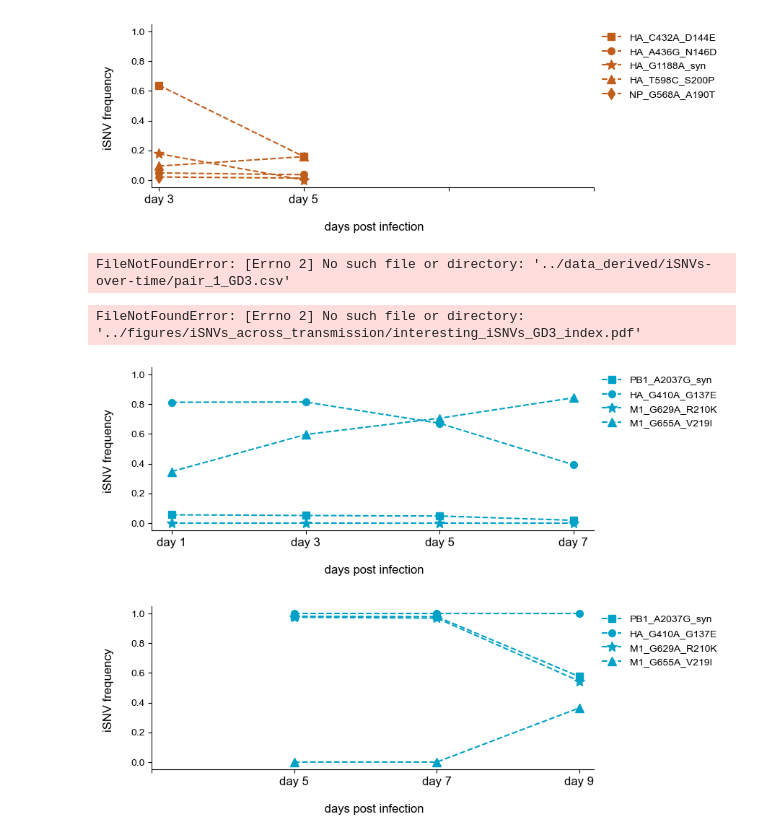
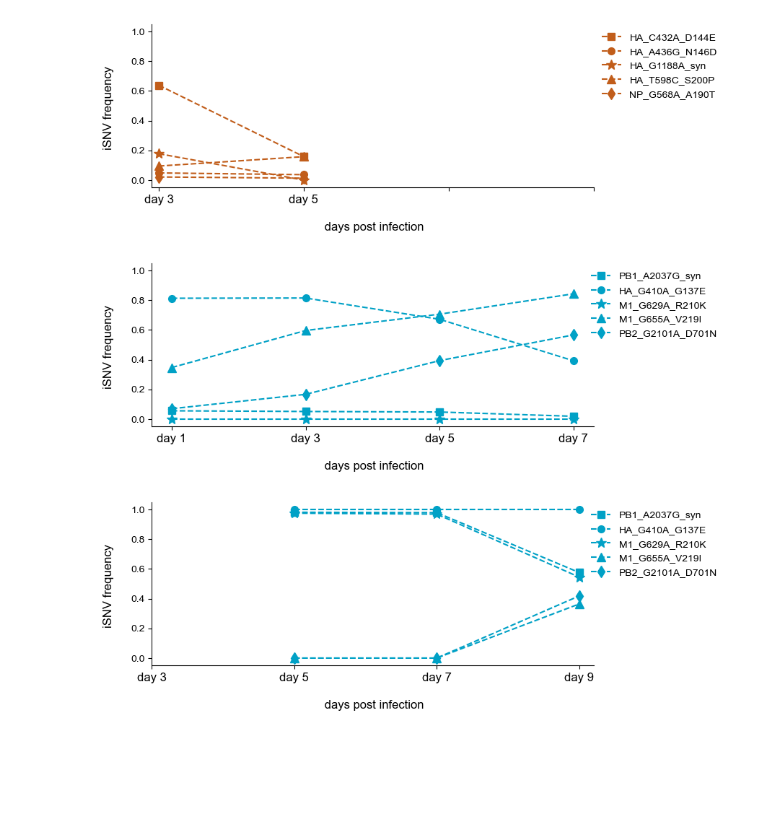
Before and after one commit to katarinabraun/H7N9_evolution_in_mammals, a Jupyter notebook: code/iSNVs _across_the_transmission_event.ipynb, the cells around one changed output. Drawn from its saved outputs; the diff is of its cells as text; code cells hidden in the pictures; blank space fills up the shorter version.

```diff
--- a/code/iSNVs _across_the_transmission_event.ipynb
+++ b/code/iSNVs _across_the_transmission_event.ipynb
@@ -730,12 +730,11 @@ GD3_s = GD3_1[GD3_1['SNP'].str.contains('HA_G410A_G137E')]
 GD3_t = GD3_1[GD3_1['SNP'].str.contains('PB1_A2037G_syn')]
 GD3_u = GD3_1[GD3_1['SNP'].str.contains('M1_G629A_R210K')]
 GD3_v = GD3_1[GD3_1['SNP'].str.contains('M1_G655A_V219I')]
-GD3 = pd.concat([GD3_t, GD3_s, GD3_u, GD3_v], axis=0)
+GD3_w = GD3_1[GD3_1['SNP'].str.contains('PB2_G2101A_D701N')]
+GD3 = pd.concat([GD3_s, GD3_t, GD3_u, GD3_v, GD3_w], axis=0)
 
 GD3 = GD3.set_index('SNP')
 # GD3 = GD3.T
-# %% [output]
-FileNotFoundError: [Errno 2] No such file or directory: '../data_derived/iSNVs-over-time/pair_1_GD3.csv'
 # %%
 GD3_i = GD3[['day1_index', 'day3_index', 'day5_index', 'day7_index']]
 GD3_i[['','']] = pd.DataFrame([[np.nan,np.nan]], index=GD3_i.index)
@@ -747,26 +746,29 @@ GD3_c[['','','day3_contact']] = pd.DataFrame([[np.nan,np.nan,np.nan]], index=GD3
 GD3_c = GD3_c[['','day3_contact','day5_contact', 'day7_contact', 'day9_contact','']]
 # GD3_c = GD3_c.replace(0, np.nan)
 
-GD3_i_A2037G = GD3_i.iloc[0]
-GD3_i_G137E = GD3_i.iloc[1]
+GD3_i_G137E = GD3_i.iloc[0]
+GD3_i_A2037G = GD3_i.iloc[1]
 GD3_i_G629A = GD3_i.iloc[2]
 GD3_i_G655A = GD3_i.iloc[3]
+GD3_i_G2101A = GD3_i.iloc[4]
 
-GD3_c_A2037G = GD3_c.iloc[0]
-GD3_c_G137E = GD3_c.iloc[1]
+GD3_c_G137E = GD3_c.iloc[0]
+GD3_c_A2037G = GD3_c.iloc[1]
 GD3_c_G629A = GD3_c.iloc[2]
 GD3_c_G655A = GD3_c.iloc[3]
+GD3_c_G2101A = GD3_c.iloc[4]
 
+GD3_i_G137E = GD3_i_G137E.T
 GD3_i_A2037G = GD3_i_A2037G.T
-GD3_i_G137E = GD3_i_G137E.T
 GD3_i_G629A = GD3_i_G629A.T
 GD3_i_G655A = GD3_i_G655A.T
+GD3_i_G2101A = GD3_i_G2101A.T
 
+GD3_c_G137E = GD3_c_G137E.T
 GD3_c_A2037G = GD3_c_A2037G.T
-GD3_c_G137E = GD3_c_G137E.T
 GD3_c_G629A = GD3_c_G629A.T
 GD3_c_G655A = GD3_c_G655A.T
-
+GD3_c_G2101A = GD3_c_G2101A.T
 #
 # %%
 # plot the index iSNVs for GD3
@@ -785,35 +787,35 @@ ax1.spines['left'].set_visible(True)
 
 # set fontsize of axes
 ax1.tick_params(axis = 'both', which = 'major', labelsize = 10)
 ax1.tick_params(axis = 'both', which = 'minor', labelsize = 10)
 plt.ylim([-0.05, 1.05])
 
 GD3_i_A2037G.plot(kind='line', ax=ax1, linestyle='dashed', linewidth=1.5, alpha=1, marker='s', markersize=7, color='#00A1C6', clip_on=False)
 GD3_i_G137E.plot(kind='line', ax=ax1, linestyle='dashed', linewidth=1.5, alpha=1, marker='o', markersize=7, color='#00A1C6', clip_on=False)
 GD3_i_G629A.plot(kind='line', ax=ax1, linestyle='dashed', linewidth=1.5, alpha=1, marker='*', markersize=10, color='#00A1C6', clip_on=False)
 GD3_i_G655A.plot(kind='line', ax=ax1, linestyle='dashed', linewidth=1.5, alpha=1, marker='^', markersize=8, color='#00A1C6', clip_on=False)
+GD3_i_G2101A.plot(kind='line', ax=ax1, linestyle='dashed', linewidth=1.5, alpha=1, marker='d', markersize=8, color='#00A1C6', clip_on=False)
 
 #label axes and add title
 plt.title('', fontsize=14)
 plt.ylabel('iSNV frequency \n', fontsize=12)
 plt.xlabel('\n days post infection', fontsize=12)
 
 plt.title('', fontsize=14)
 plt.ylabel('iSNV frequency \n', fontsize=12)
 plt.xlabel('\n days post infection', fontsize=12)
 
 x = np.arange(1,5,1)
 x_ticks_labels = ['day 1', 'day 3', 'day 5', 'day 7']
 
 ax1.set_xticks(x)
 ax1.set_xticklabels(x_ticks_labels, rotation='horizontal', fontsize=12)
 
 ax1.legend(bbox_to_anchor=[1.3,1], frameon=False, fontsize=10, ncol=1)
 
 plt.savefig('../figures/iSNVs_across_transmission/interesting_iSNVs_GD3_index.pdf', dpi=300)
 # %% [output]
-FileNotFoundError: [Errno 2] No such file or directory: '../figures/iSNVs_across_transmission/interesting_iSNVs_GD3_index.pdf'
-[figure, old version]
+[figure, new version]
 # %%
 # plot the contact iSNVs for GD3
 
@@ -835,9 +837,10 @@ ax1.tick_params(axis = 'both', which = 'minor', labelsize = 10)
 plt.ylim([-0.05, 1.05])
 
 GD3_c_A2037G.plot(kind='line', ax=ax1, linestyle='dashed', linewidth=1.5, alpha=1, marker='s', markersize=7, color='#00A1C6', clip_on=False)
-GD3_c_G410A.plot(kind='line', ax=ax1, linestyle='dashed', linewidth=1.5, alpha=1, marker='o', markersize=7, color='#00A1C6', clip_on=False)
+GD3_c_G137E.plot(kind='line', ax=ax1, linestyle='dashed', linewidth=1.5, alpha=1, marker='o', markersize=7, color='#00A1C6', clip_on=False)
 GD3_c_G629A.plot(kind='line', ax=ax1, linestyle='dashed', linewidth=1.5, alpha=1, marker='*', markersize=10, color='#00A1C6', clip_on=False)
 GD3_c_G655A.plot(kind='line', ax=ax1, linestyle='dashed', linewidth=1.5, alpha=1, marker='^', markersize=8, color='#00A1C6', clip_on=False)
+GD3_c_G2101A.plot(kind='line', ax=ax1, linestyle='dashed', linewidth=1.5, alpha=1, marker='d', markersize=8, color='#00A1C6', clip_on=False)
 
 #label axes and add title
 plt.title('', fontsize=14)
@@ -845,7 +848,7 @@ plt.ylabel('iSNV frequency \n', fontsize=12)
 plt.xlabel('\n days post infection', fontsize=12)
 
 x = np.arange(1,5,1)
-x_ticks_labels = ['', 'day 5', 'day 7', 'day 9']
+x_ticks_labels = ['day 3', 'day 5', 'day 7', 'day 9']
 
 ax1.set_xticks(x)
 ax1.set_xticklabels(x_ticks_labels, rotation='horizontal', fontsize=12)
@@ -855,4 +858,4 @@ ax1.legend(bbox_to_anchor=[1.3,1], frameon=False, fontsize=10, ncol=1)
 
 plt.savefig('../figures/iSNVs_across_transmission/interesting_iSNVs_GD3_contact.pdf', dpi=300)
 # %% [output]
-[figure, old version]
+[figure, new version]
```
Also changed, not shown: 16 other files.
